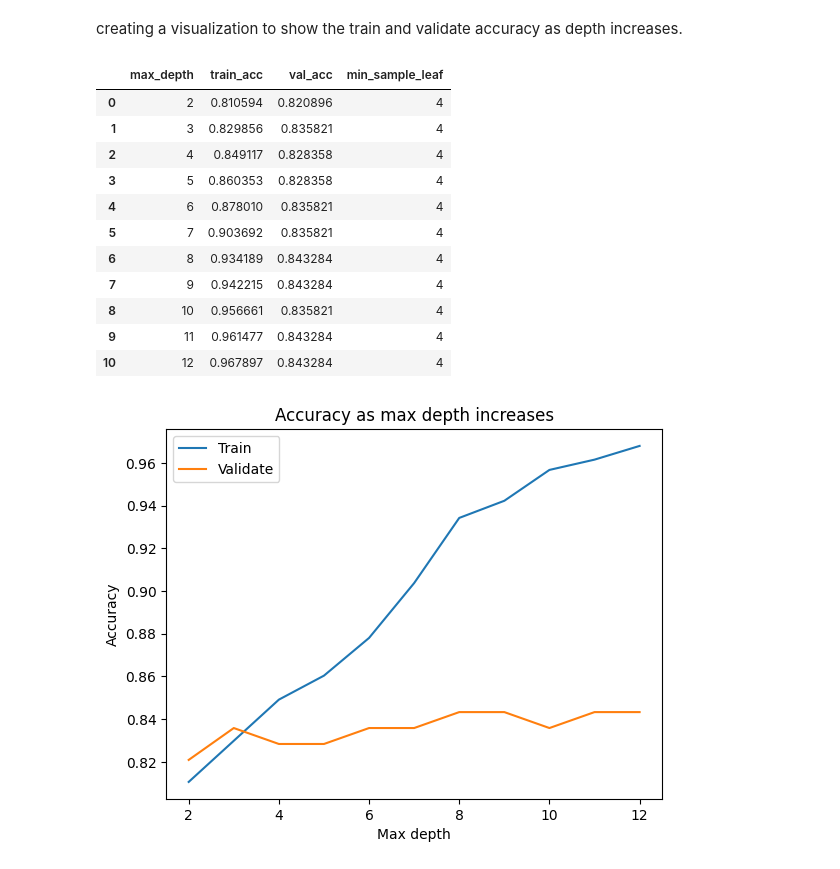
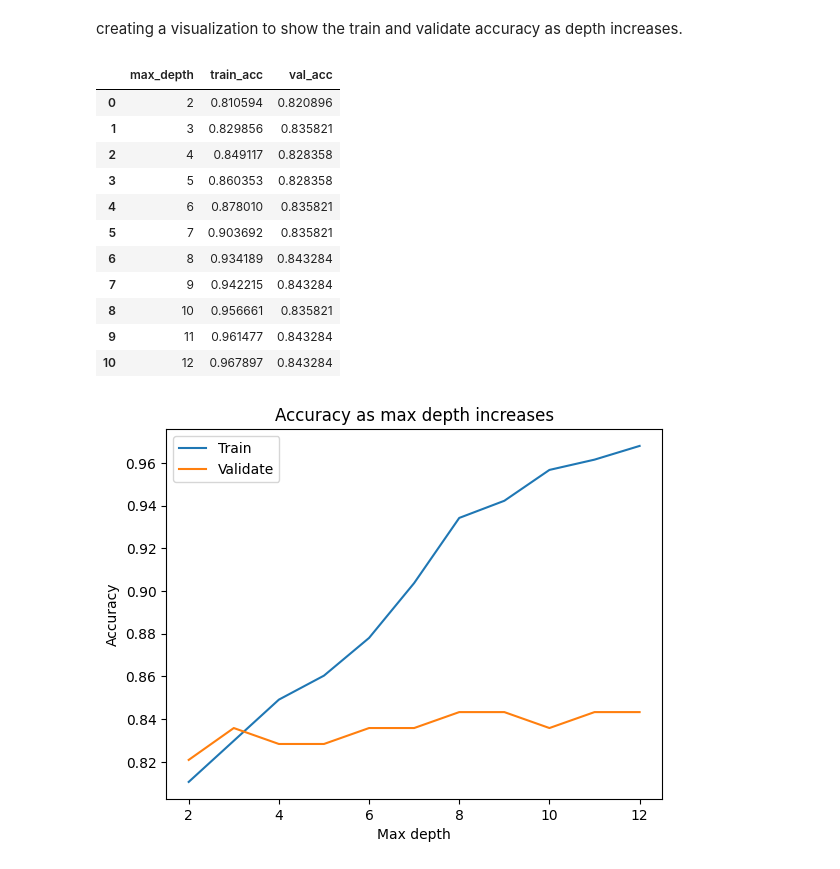
Before and after one commit to TheodoreQuansah/classification_exercises, a Jupyter notebook: random_forests.ipynb, the cells around one changed output. Cells and saved outputs as stored; diff of their text form; code cells hidden in the pictures.

```diff
--- a/random_forests.ipynb
+++ b/random_forests.ipynb
@@ -130,7 +130,6 @@ seed = 42
 train_acc = []
 val_acc = []
 depth = []
-min_samples_leaf = []
 
 for i in range(2, 13):
 
@@ -143,24 +142,22 @@ for i in range(2, 13):
         val_acc.append(rf.score(X_val, y_val))
 
         depth.append(i)
-
-        min_samples_leaf.append(n)
 # %%
-trees = pd.DataFrame({'max_depth' : depth, 'train_acc' : train_acc, 'val_acc' : val_acc, 'min_sample_leaf' : min_samples_leaf})
+trees = pd.DataFrame({'max_depth' : depth, 'train_acc' : train_acc, 'val_acc' : val_acc})
 trees
 # %% [output]
-|  | max_depth | train_acc | val_acc | min_sample_leaf |
-| 0 | 2 | 0.810594 | 0.820896 | 4 |
-| 1 | 3 | 0.829856 | 0.835821 | 4 |
-| 2 | 4 | 0.849117 | 0.828358 | 4 |
-| 3 | 5 | 0.860353 | 0.828358 | 4 |
-| 4 | 6 | 0.878010 | 0.835821 | 4 |
-| 5 | 7 | 0.903692 | 0.835821 | 4 |
-| 6 | 8 | 0.934189 | 0.843284 | 4 |
-| 7 | 9 | 0.942215 | 0.843284 | 4 |
-| 8 | 10 | 0.956661 | 0.835821 | 4 |
-| 9 | 11 | 0.961477 | 0.843284 | 4 |
-| 10 | 12 | 0.967897 | 0.843284 | 4 |
+|  | max_depth | train_acc | val_acc |
+| 0 | 2 | 0.810594 | 0.820896 |
+| 1 | 3 | 0.829856 | 0.835821 |
+| 2 | 4 | 0.849117 | 0.828358 |
+| 3 | 5 | 0.860353 | 0.828358 |
+| 4 | 6 | 0.878010 | 0.835821 |
+| 5 | 7 | 0.903692 | 0.835821 |
+| 6 | 8 | 0.934189 | 0.843284 |
+| 7 | 9 | 0.942215 | 0.843284 |
+| 8 | 10 | 0.956661 | 0.835821 |
+| 9 | 11 | 0.961477 | 0.843284 |
+| 10 | 12 | 0.967897 | 0.843284 |
 # %%
 plt.plot(trees.max_depth, trees.train_acc, label = 'Train')
 plt.plot(trees.max_depth, trees.val_acc, label = 'Validate')
```
Also changed, not shown: parts of 29 cells of this notebook.
